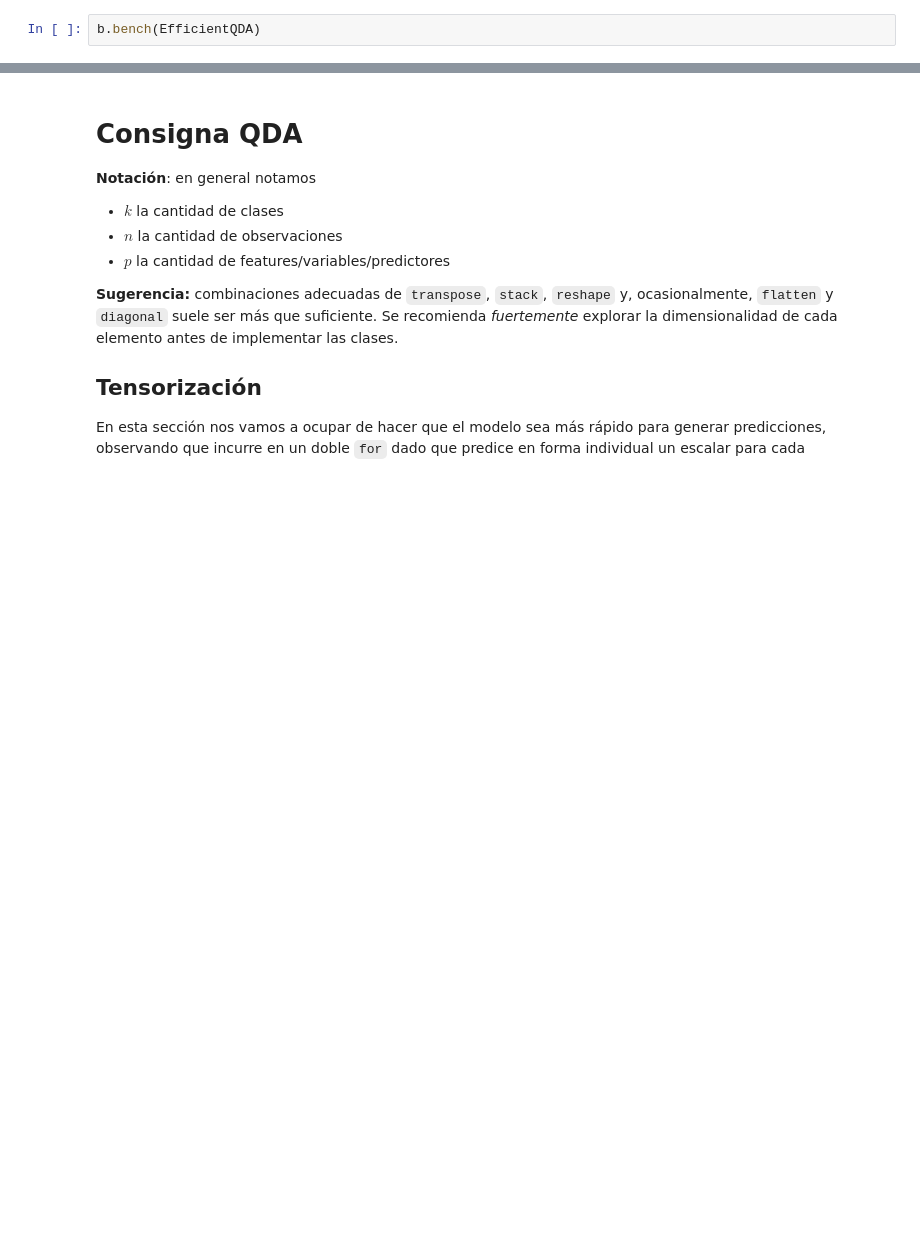
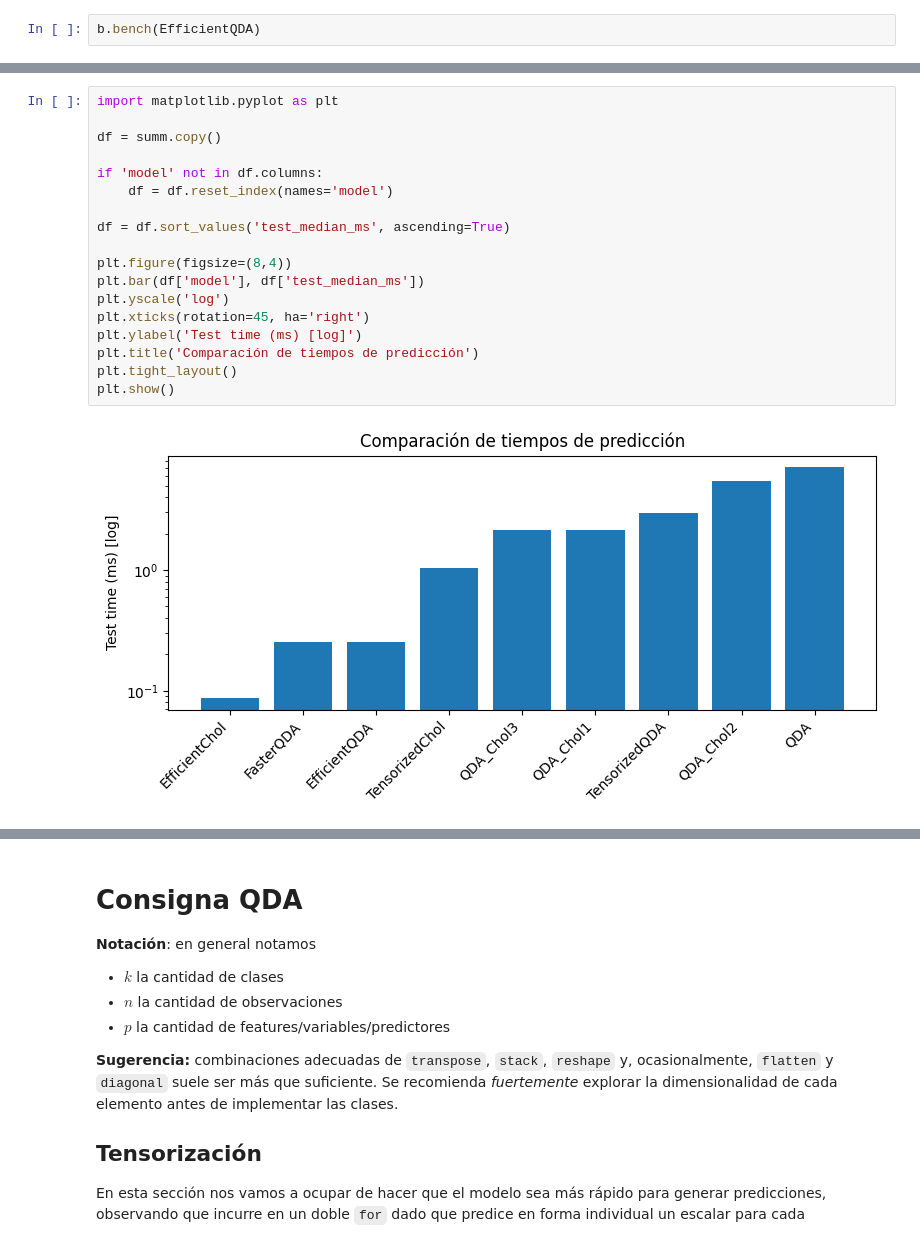
Before and after one commit to spardo83/amia_tp1, a Jupyter notebook: AMIA_2025_TP1.ipynb, the cells around one changed output, grey strips where cells are left out. Saved outputs shown, nothing was run; the diff lists cells and outputs as text; blank space fills up the shorter version.

```diff
--- a/AMIA_2025_TP1.ipynb
+++ b/AMIA_2025_TP1.ipynb
@@ -321,0 +438,20 @@ summ.sort_values('test_median_ms')[['train_median_ms','test_median_ms','mean_acc
+# %%
+import matplotlib.pyplot as plt
+
+df = summ.copy()
+
+if 'model' not in df.columns:
+    df = df.reset_index(names='model')
+
+df = df.sort_values('test_median_ms', ascending=True)
+
+plt.figure(figsize=(8,4))
+plt.bar(df['model'], df['test_median_ms'])
+plt.yscale('log')
+plt.xticks(rotation=45, ha='right')
+plt.ylabel('Test time (ms) [log]')
+plt.title('Comparación de tiempos de predicción')
+plt.tight_layout()
+plt.show()
+# %% [output]
+[figure, added]
```
Also changed, not shown: parts of 15 cells of this notebook.
